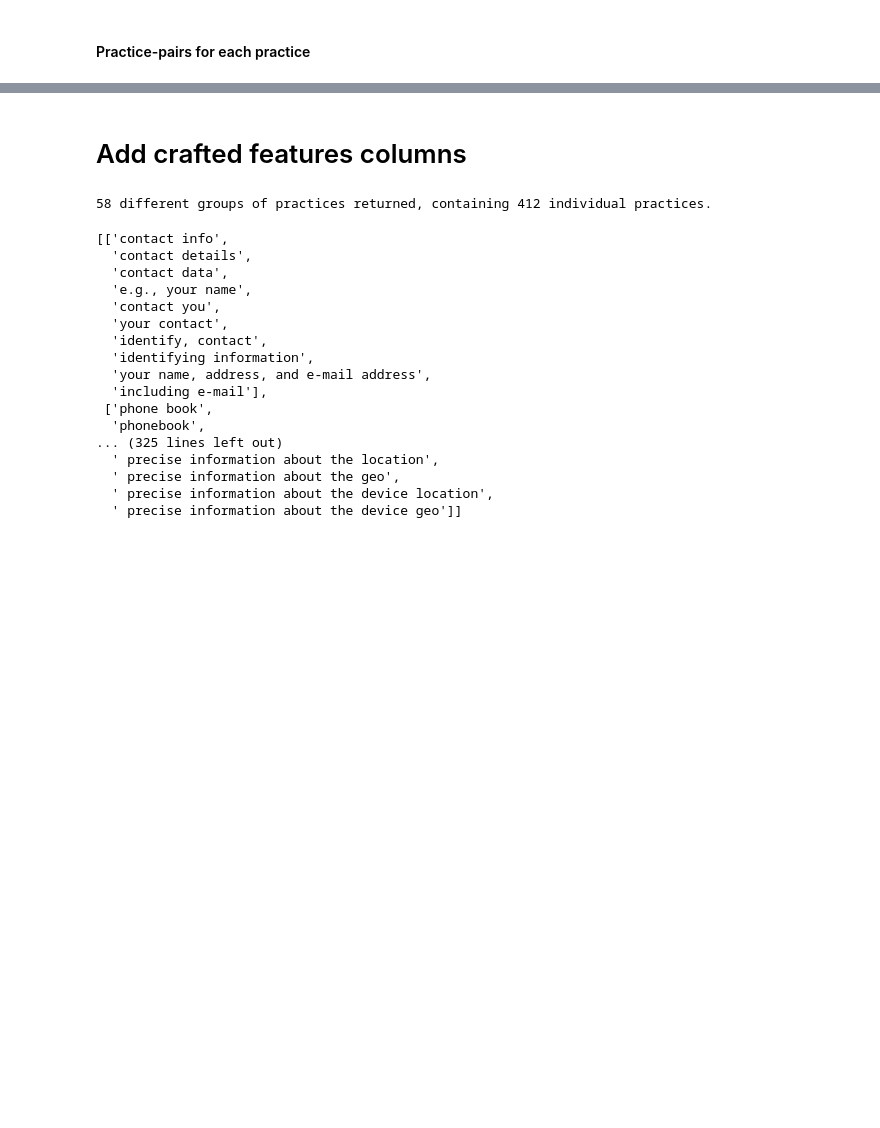
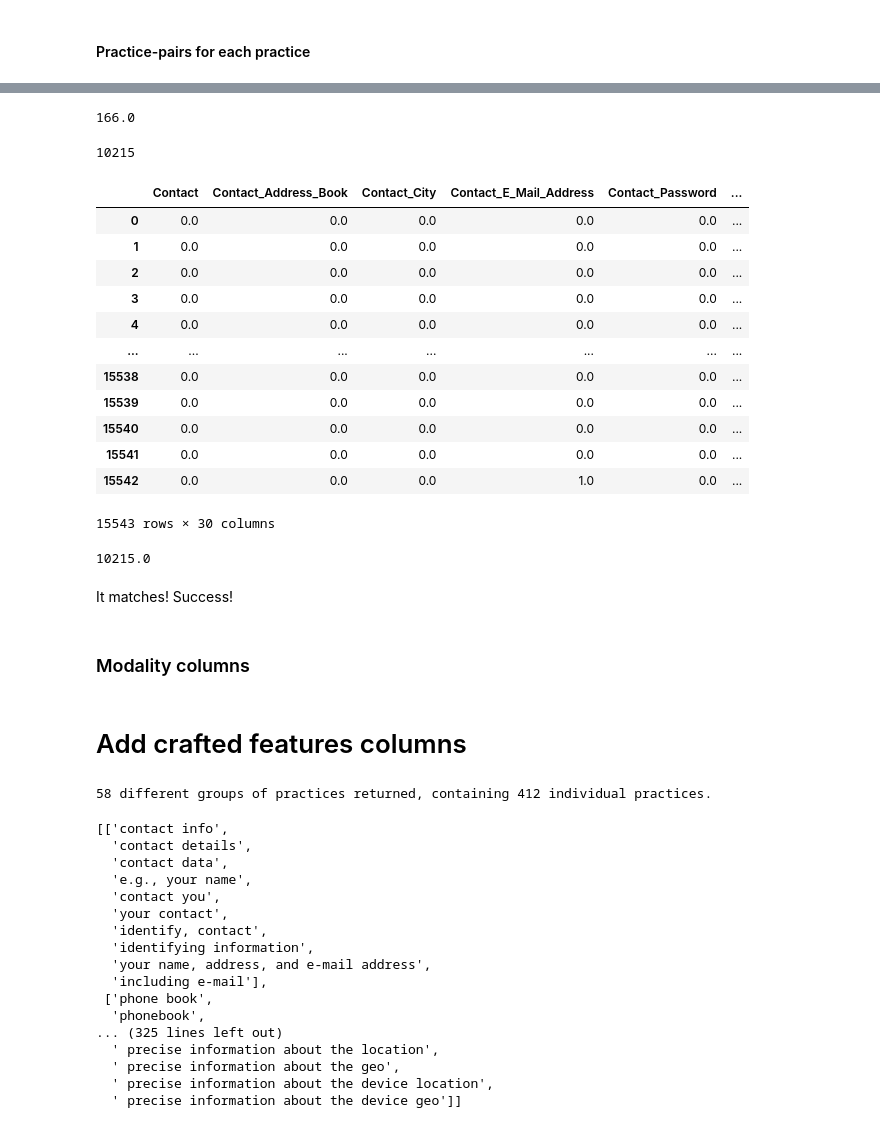
Before and after one commit to calhinchcliffe/nlp_privacy_policies, a Jupyter notebook: EDA and Modelling/7_manipulation_for_MAPS_replication.ipynb, the cells around one changed output, grey strips where cells are left out. Saved outputs shown, nothing was run; the diff lists cells and outputs as text; code cells hidden in the pictures; blank space fills up the shorter version.

Commit message:
added 30 practice columns

```diff
--- a/EDA and Modelling/7_manipulation_for_MAPS_replication.ipynb
+++ b/EDA and Modelling/7_manipulation_for_MAPS_replication.ipynb
@@ -303,3 +294,7 @@ the_30_practices = [practice.removesuffix("_1stParty").removesuffix("_3rdParty")
 the_30_practices = list(dict.fromkeys(the_30_practices)) # remove duplicates
+# %%
+# Don't need to add "SSO" and "Facebook_SSO" because they were already added.
+the_28_practices = [practice for practice in the_30_practices if practice not in ["SSO", "Facebook_SSO"] ]
 # %%
-practice_columns_df = practice_columns_df.reindex(columns = practice_columns_df.columns.tolist() + the_30_practices) # add the practices to the dataframe
+practice_columns_df = practice_columns_df.reindex(
+    columns = practice_columns_df.columns.tolist() + the_28_practices) # add the practices to the dataframe
@@ -308,4 +323,5 @@ practice_columns_df = practice_columns_df.reindex(columns = practice_columns_df.
 # %%
 practice_pair_dict = dict.fromkeys(the_30_practices)
 for practice in practice_pair_dict.keys():
-    practice_pair_dict[practice] = [sub_practice for sub_practice in list_of_practices if practice in sub_practice]
+    practice_pair_dict[practice] = [sub_practice for sub_practice in list_of_practices
+                                    if sub_practice.removesuffix("_1stParty").removesuffix("_3rdParty") == practice]
@@ -332,8 +328,8 @@ practice_pair_dict
 # %%
 %%time
 
-for practice_column in the_30_practices:
+for practice_column in the_28_practices:
     for index in range(len(practice_columns_df.index)):
-        practice_columns_df.at[index, practice_column] = practice_columns_df.loc[index, ["Contact_1stParty", "Contact_3rdParty"] ].sum()
+        practice_columns_df.at[index, practice_column] = practice_columns_df.loc[index, practice_pair_dict[practice_column] ].sum()
     print(f"Finished processing {practice_column}")
 # %% [output]
@@ -356,0 +373,8 @@ Index(['source_policy_number', 'policy_type', 'contains_synthetic',
+# %%
+practice_columns_df["Location_Cell_Tower"].sum() # Verify
+# %% [output]
+166.0
+# %%
+annotation_segment_frequencies.sum() # Verify
+# %% [output]
+10215
@@ -356,0 +383,24 @@ Index(['source_policy_number', 'policy_type', 'contains_synthetic',
+# %%
+practice_columns_df[the_30_practices]
+# %% [output]
+|  | Contact | Contact_Address_Book | Contact_City | Contact_E_Mail_Address | Contact_Password | ... |
+| 0 | 0.0 | 0.0 | 0.0 | 0.0 | 0.0 | ... |
+| 1 | 0.0 | 0.0 | 0.0 | 0.0 | 0.0 | ... |
+| 2 | 0.0 | 0.0 | 0.0 | 0.0 | 0.0 | ... |
+| 3 | 0.0 | 0.0 | 0.0 | 0.0 | 0.0 | ... |
+| 4 | 0.0 | 0.0 | 0.0 | 0.0 | 0.0 | ... |
+| ... | ... | ... | ... | ... | ... | ... |
+| 15538 | 0.0 | 0.0 | 0.0 | 0.0 | 0.0 | ... |
+| 15539 | 0.0 | 0.0 | 0.0 | 0.0 | 0.0 | ... |
+| 15540 | 0.0 | 0.0 | 0.0 | 0.0 | 0.0 | ... |
+| 15541 | 0.0 | 0.0 | 0.0 | 0.0 | 0.0 | ... |
+| 15542 | 0.0 | 0.0 | 0.0 | 1.0 | 0.0 | ... |
+15543 rows × 30 columns
+# %%
+practice_columns_df[the_30_practices][(_30_practices_filter)].sum().sum() # Verify
+# %% [output]
+10215.0
+# %% [markdown]
+It matches! Success!
+# %% [markdown]
+### Modality columns
```
Also changed, not shown: parts of 14 cells of this notebook.
